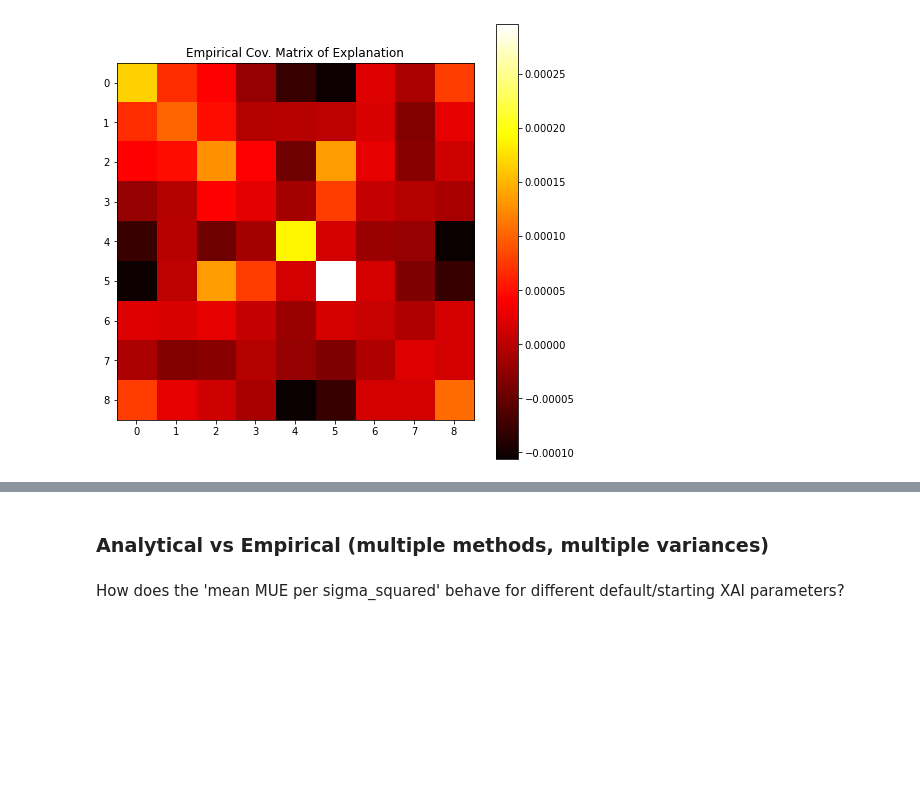
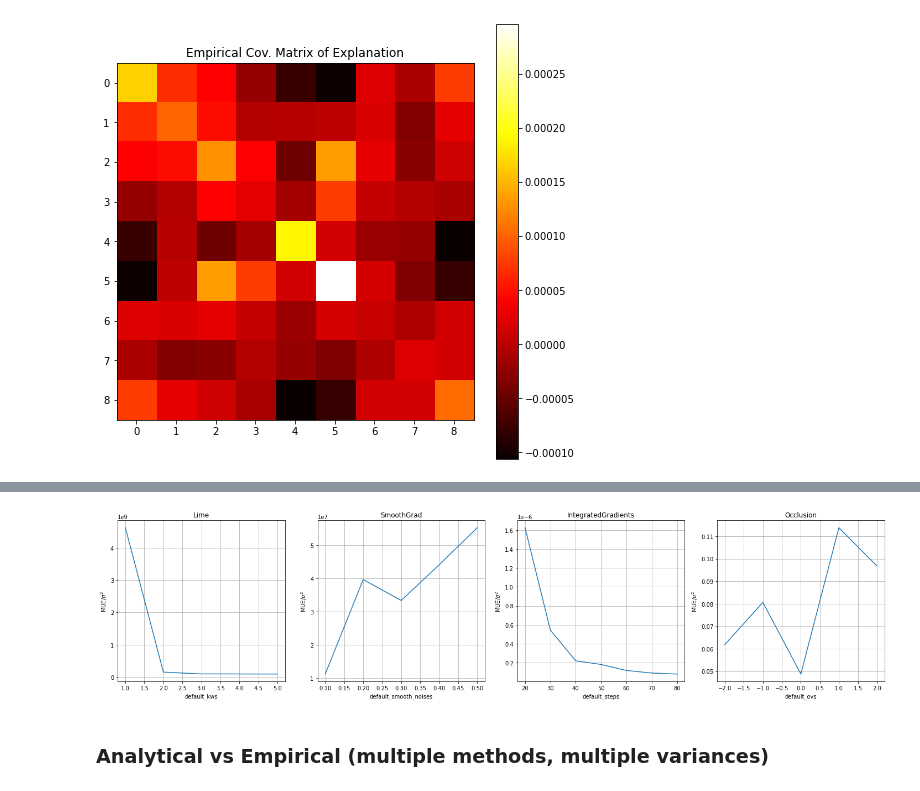
Before and after one commit to TeodorChiaburu/UXAI, a Jupyter notebook: Explainer_Perturbation_Tabular.ipynb, the cells around one changed output, grey strips where cells are left out. Cells and saved outputs as stored; diff of their text form; code cells hidden in the pictures; blank space fills up the shorter version.

```diff
--- a/Explainer_Perturbation_Tabular.ipynb
+++ b/Explainer_Perturbation_Tabular.ipynb
@@ -226,0 +229,20 @@ plt.show()
+# %%
+xai_methods  = {'Lime': lambda model, default_param: Lime(model, kernel_width = default_param), # stochastic
+                'SmoothGrad': lambda model, default_param: SmoothGrad(model, noise = default_param),  # stochastic
+                'IntegratedGradients': lambda model, default_param: IntegratedGradients(model, steps = default_param), # deterministic
+                'Occlusion': lambda model, default_param: Occlusion(model, occlusion_value = default_param), # deterministic
+                }
+# %%
+stds_float = [1e-6, 1e-5, 1e-4, 1e-3, 1e-2, 1e-1] # for floats
+stds_int = [2, 3, 4, 5] # for ints
+
+num_perturbations = 10 # for empirical cov.
+m = len(features_name)
+n = 1 # just one XAI param.
+
+default_params = {
+    'default_kws': [1, 2, 3, 4, 5], # lime
+    'default_smooth_noises': [0.1, 0.2, 0.3, 0.4, 0.5], # smooth grad.
+    'default_steps': [20, 30, 40, 50, 60, 70, 80], # integ. grads
+    'default_ovs': [-2, -1, 0, 1, 2] # occlusion
+}
@@ -227,3 +315,24 @@ plt.show()
+# %%
+# Store dictionary
+#with open('./experiments/defaults_explainer_tabular.pickle', 'wb') as handle:
+#    pickle.dump(results, handle, protocol=pickle.HIGHEST_PROTOCOL)
+
+# Load dictionary
+with open('./experiments/defaults_explainer_tabular.pickle', 'rb') as handle:
+    results = pickle.load(handle)
+# %%
+plt.figure(figsize=(20,5))
+for (i, xai_method_name), default_param_name in zip(enumerate(xai_methods), default_params):
+    plt.subplot(1, len(xai_methods), i+1)
+    plt.plot(default_params[default_param_name], results[xai_method_name].values())
+    plt.title(xai_method_name)
+    plt.xlabel(default_param_name)
+    plt.ylabel('MUE/$\sigma^2$')
+    plt.grid()
+plt.tight_layout()
+plt.show()
+# %% [output]
+[figure, added]
 # %% [markdown]
 ### Analytical vs Empirical (multiple methods, multiple variances)
 # %%
@@ -234,4 +343,2 @@ xai_methods  = {'Lime': lambda model, kernel_width: Lime(model, kernel_width = k
                 }
-# %% [markdown]
-How does the 'mean MUE per sigma_squared' behave for different default/starting XAI parameters?
 # %%
```
Also changed, not shown: parts of 18 cells of this notebook.
